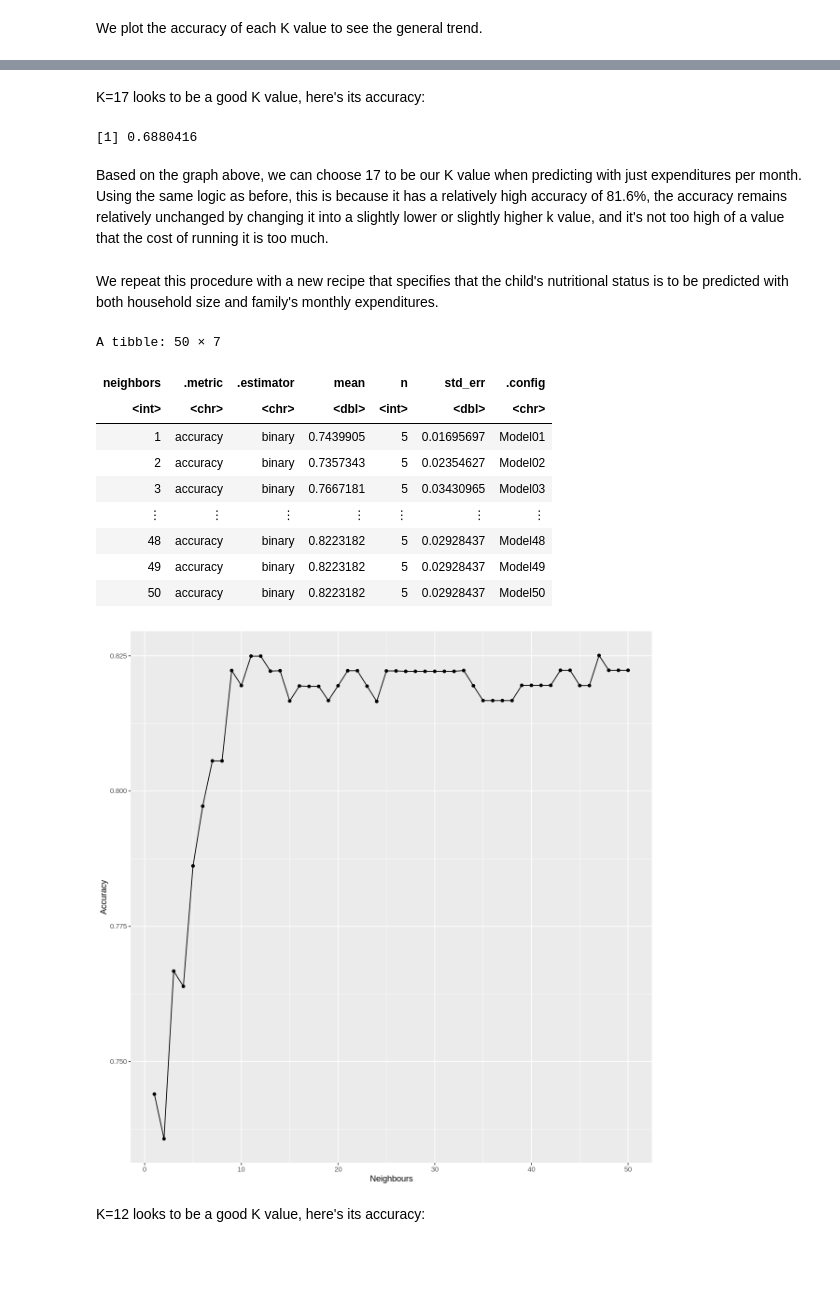
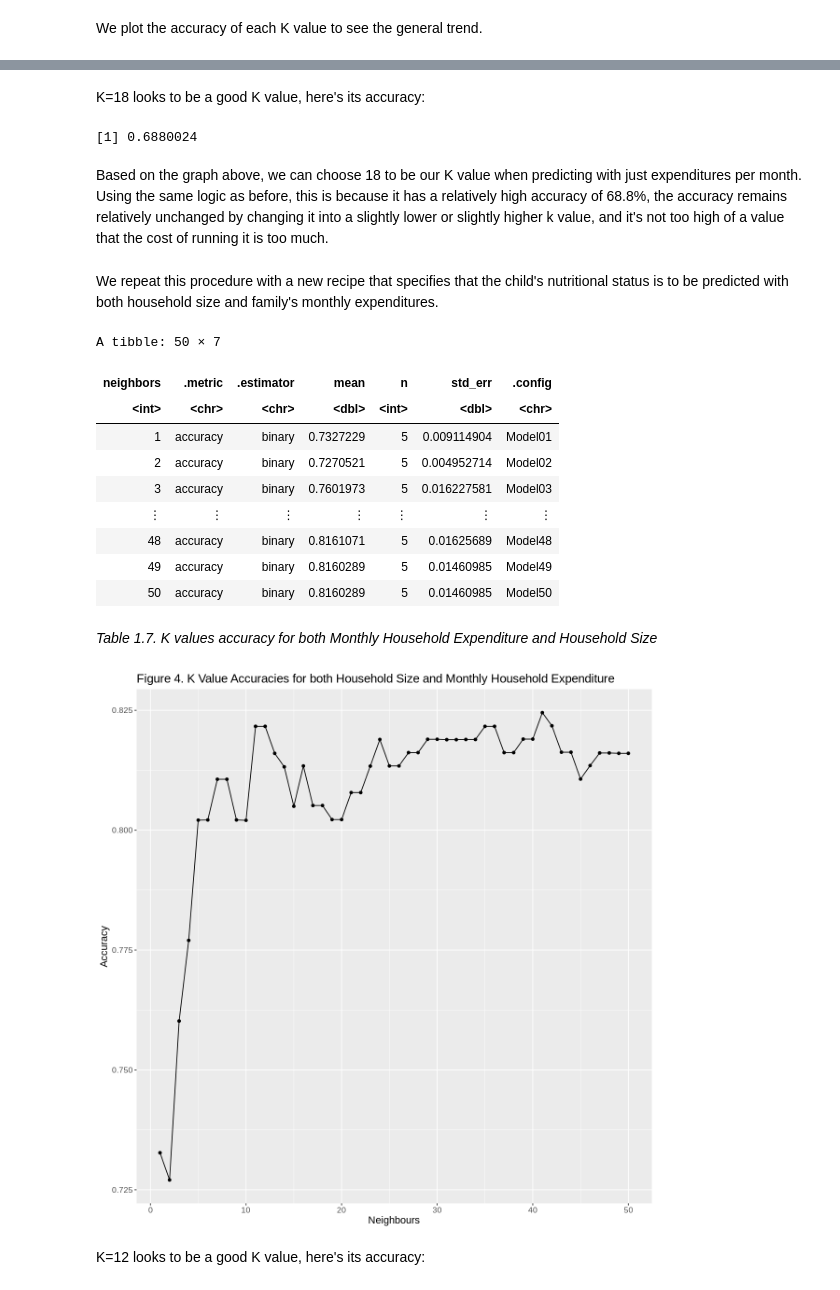
Before and after one commit to ella7920/group_project, a Jupyter notebook: Untitled.ipynb, the cells around one changed output, grey strips where cells are left out. Saved outputs shown, nothing was run; the diff lists cells and outputs as text; code cells hidden in the pictures; blank space fills up the shorter version.

```diff
--- a/Untitled.ipynb
+++ b/Untitled.ipynb
@@ -32,7 +17,8 @@ Most prevalent in developing countries such as Nigeria, child malnutrition is co
 Data analysis will be done on the columns household size and monthly household expenditure, both of these will be used to predict the child’s malnutrition status. The data will be standardized so that we can accurately predict the child’s nutritional status.
 # %%
 malnutrition_data <- read_tsv(url("https://dataverse.harvard.edu/api/access/datafile/:persistentId?persistentId=doi:10.7910/DVN/FFNBFT/0BXHJ8"))%>%
-                    select("Hhsize", "Expenditur/mon", "NutritnStat") %>% rename("ExM" = "Expenditur/mon")
+    select("Hhsize", "Expenditur/mon", "NutritnStat") %>%
+    rename("ExM" = "Expenditur/mon")
 malnutrition_data
 # %% [output]
 Parsed with column specification:
@@ -68,7 +59,9 @@ A tibble: 3 × 2
 # %% [markdown]
 Because there are only ten children that are marked "at-risk" and this category is not necessary for our classification of malnourished vs healthy, we are going to get rid of these observations so that the count of each variable is closer to equal and the classifier can be more accurate.
 # %%
-malnutrition_data_2 <- malnutrition_data %>% filter(NutritnStat<2) %>% mutate(NutritnStat = as_factor(NutritnStat))
+malnutrition_data_2 <- malnutrition_data %>%
+    filter(NutritnStat < 2) %>%
+    mutate(NutritnStat = as_factor(NutritnStat))
 malnutrition_data_2
 # %% [output]
 A tibble: 477 × 3
@@ -246,12 +260,15 @@ exm_k_plot
 # %% [markdown]
-K=17 looks to be a good K value, here's its accuracy:
+K=18 looks to be a good K value, here's its accuracy:
 # %%
-accuracy_exm <- accuracies_exm %>% filter(neighbors==17) %>% select(mean) %>% pull()
+accuracy_exm <- accuracies_exm %>%
+    filter(neighbors == 18) %>%
+    select(mean) %>%
+    pull()
 accuracy_exm
 # %% [output]
-[1] 0.6880416
+[1] 0.6880024
 # %% [markdown]
-Based on the graph above, we can choose 17 to be our K value when predicting with just expenditures per month. Using the same logic as before, this is because it has a relatively high accuracy of 81.6%, the accuracy remains relatively unchanged by changing it into a slightly lower or slightly higher k value, and it's not too high of a value that the cost of running it is too much.
+Based on the graph above, we can choose 18 to be our K value when predicting with just expenditures per month. Using the same logic as before, this is because it has a relatively high accuracy of 68.8%, the accuracy remains relatively unchanged by changing it into a slightly lower or slightly higher k value, and it's not too high of a value that the cost of running it is too much.
 # %% [markdown]
 We repeat this procedure with a new recipe that specifies that the child's nutritional status is to be predicted with both household size and family's monthly expenditures.
 # %%
@@ -264,8 +281,9 @@ k_vals <- tibble(neighbors = seq(from = 1, to = 50))
 
 malnutrition_vfold <- vfold_cv(malnutrition_train, v = 5, strata = NutritnStat)
 
-recipe_both <- recipe(NutritnStat ~ ExM + Hhsize, data=malnutrition_train) %>%
-step_scale(all_numeric()) %>% step_center(all_numeric())
+recipe_both <- recipe(NutritnStat ~ ExM + Hhsize, data = malnutrition_train) %>%
+    step_scale(all_numeric()) %>%
+    step_center(all_numeric())
 
 knn_results_both <- workflow() %>%
   add_recipe(recipe_both) %>%
@@ -280,19 +298,26 @@ accuracies_both
 A tibble: 50 × 7
 | neighbors | .metric | .estimator | mean | n | std_err | .config |
 | <int> | <chr> | <chr> | <dbl> | <int> | <dbl> | <chr> |
-| 1 | accuracy | binary | 0.7439905 | 5 | 0.01695697 | Model01 |
-| 2 | accuracy | binary | 0.7357343 | 5 | 0.02354627 | Model02 |
-| 3 | accuracy | binary | 0.7667181 | 5 | 0.03430965 | Model03 |
+| 1 | accuracy | binary | 0.7327229 | 5 | 0.009114904 | Model01 |
+| 2 | accuracy | binary | 0.7270521 | 5 | 0.004952714 | Model02 |
+| 3 | accuracy | binary | 0.7601973 | 5 | 0.016227581 | Model03 |
 | ⋮ | ⋮ | ⋮ | ⋮ | ⋮ | ⋮ | ⋮ |
-| 48 | accuracy | binary | 0.8223182 | 5 | 0.02928437 | Model48 |
-| 49 | accuracy | binary | 0.8223182 | 5 | 0.02928437 | Model49 |
-| 50 | accuracy | binary | 0.8223182 | 5 | 0.02928437 | Model50 |
+| 48 | accuracy | binary | 0.8161071 | 5 | 0.01625689 | Model48 |
+| 49 | accuracy | binary | 0.8160289 | 5 | 0.01460985 | Model49 |
+| 50 | accuracy | binary | 0.8160289 | 5 | 0.01460985 | Model50 |
+# %% [markdown]
+*Table 1.7. K values accuracy for both Monthly Household Expenditure and Household Size*
 # %%
-both_k_plot <- accuracies_both %>% ggplot(aes(x=neighbors, y=mean)) + geom_point() + geom_line() +
-labs(x="Neighbours", y="Accuracy")
+both_k_plot <- accuracies_both %>%
+    ggplot(aes(x = neighbors, y = mean)) +
+    geom_point() +
+    geom_line() +
+    ggtitle("Figure 4. K Value Accuracies for both Household Size and Monthly Household Expenditure") +
+    labs(x = "Neighbours", y = "Accuracy") +
+    theme(text = element_text(size = 13))
 both_k_plot
 # %% [output]
-[figure, old version]
+[figure, new version]
 # %% [markdown]
 K=12 looks to be a good K value, here's its accuracy:
 # %%
```
Also changed, not shown: parts of 45 cells of this notebook.
